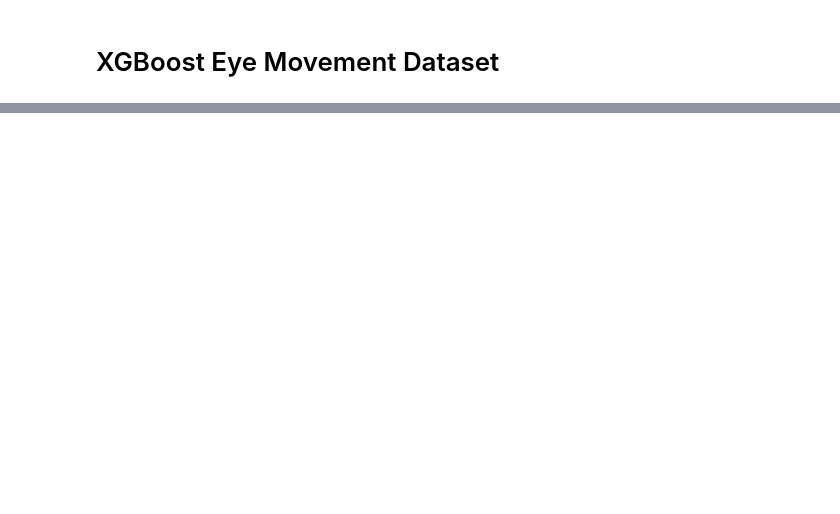
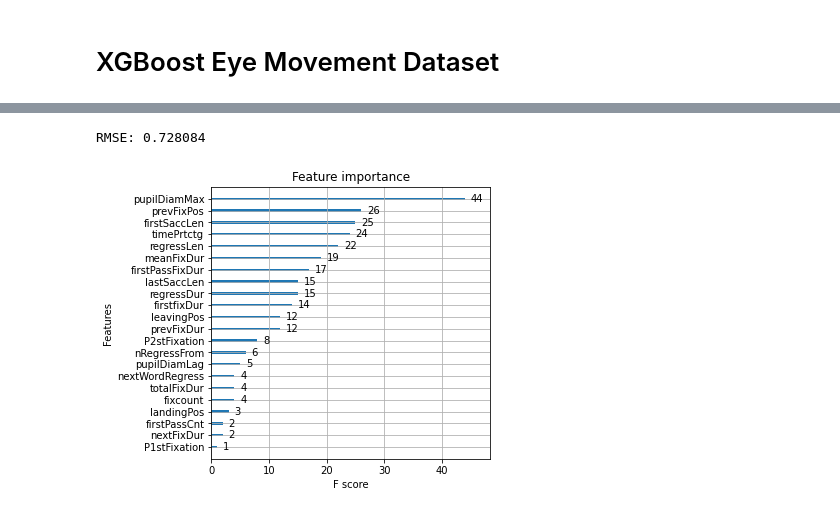
Before and after one commit to wileyw/DeepLearningDemos, a Jupyter notebook: TabularXGBoost/TabularDataXGBoostTutorial.ipynb, the cells around one changed output, grey strips where cells are left out. Saved outputs shown, nothing was run; the diff lists cells and outputs as text; code cells hidden in the pictures; blank space fills up the shorter version.

```diff
--- a/TabularXGBoost/TabularDataXGBoostTutorial.ipynb
+++ b/TabularXGBoost/TabularDataXGBoostTutorial.ipynb
@@ -194,0 +218,6 @@ import numpy as np
+# %%
+df['P1stFixation'] = df['P1stFixation'].astype(float)
+df['P2stFixation'] = df['P2stFixation'].astype(float)
+df['nextWordRegress'] = df['nextWordRegress'].astype(float)
+df['label'] = df['label'].astype(float)
+print(df.dtypes)
@@ -194,0 +242,4 @@ import numpy as np
+# %%
+eye_features = df.iloc[:,2:24]
+labels = df.iloc[:, -1]
+print(eye_features.columns, df.columns[27])
@@ -194,0 +254,9 @@ import numpy as np
+# %%
+data_dmatrix = xgb.DMatrix(data=eye_features, label=labels)
+X_train, X_test, y_train, y_test = train_test_split(eye_features, labels, test_size=0.2, random_state=123)
+# %%
+xg_reg = xgb.XGBRegressor(objective ='reg:linear', colsample_bytree = 0.3, learning_rate = 0.1,
+                max_depth = 5, alpha = 10, n_estimators = 10)
+xg_reg.fit(X_train,y_train)
+
+preds = xg_reg.predict(X_test)
@@ -194,0 +265,11 @@ import numpy as np
+# %%
+rmse = np.sqrt(mean_squared_error(y_test, preds))
+print("RMSE: %f" % (rmse))
+# %% [output]
+RMSE: 0.728084
+# %%
+xgb.plot_importance(xg_reg)
+plt.rcParams['figure.figsize'] = [15, 15]
+plt.show()
+# %% [output]
+[figure, added]
```
Also changed, not shown: parts of 15 cells of this notebook.
